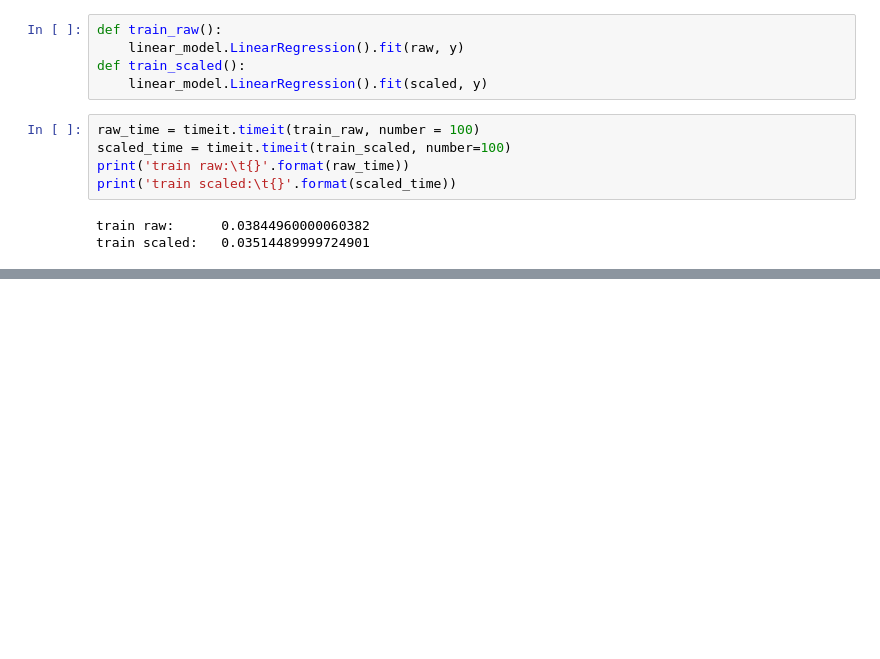
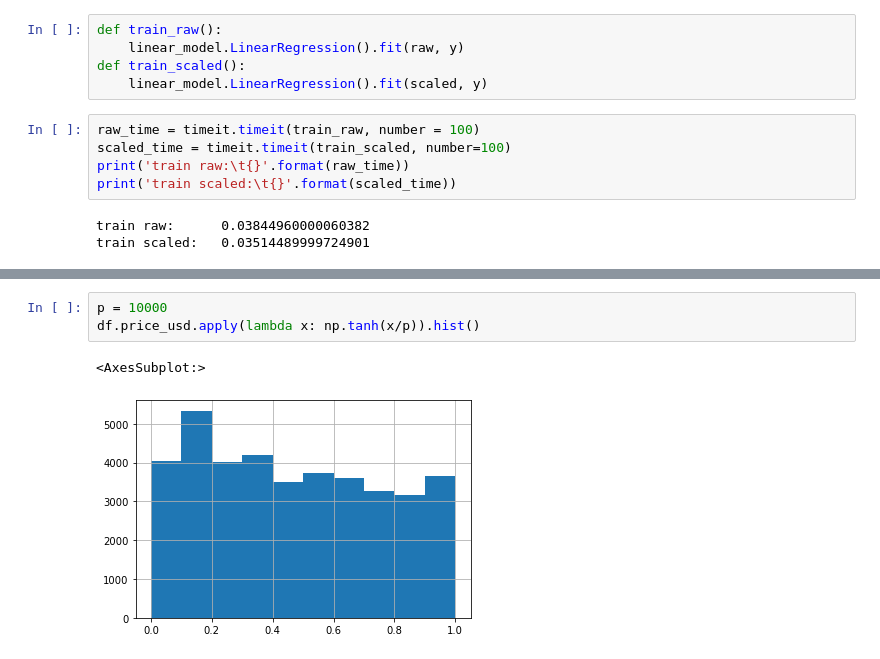
Before and after one commit to GreatestTrain/estadistica-descriptiva, a Jupyter notebook: notebooks/12.procesamiento_de_datos.ipynb, the cells around one changed output, grey strips where cells are left out. Saved outputs shown, nothing was run; the diff lists cells and outputs as text; blank space fills up the shorter version.

```diff
--- a/notebooks/12.procesamiento_de_datos.ipynb
+++ b/notebooks/12.procesamiento_de_datos.ipynb
@@ -39,0 +79,6 @@ train scaled:   0.03514489999724901
+# %%
+p = 10000
+df.price_usd.apply(lambda x: np.tanh(x/p)).hist()
+# %% [output]
+<AxesSubplot:>
+[figure, added]
```
Also changed, not shown: parts of 13 cells of this notebook, 4 other files.
